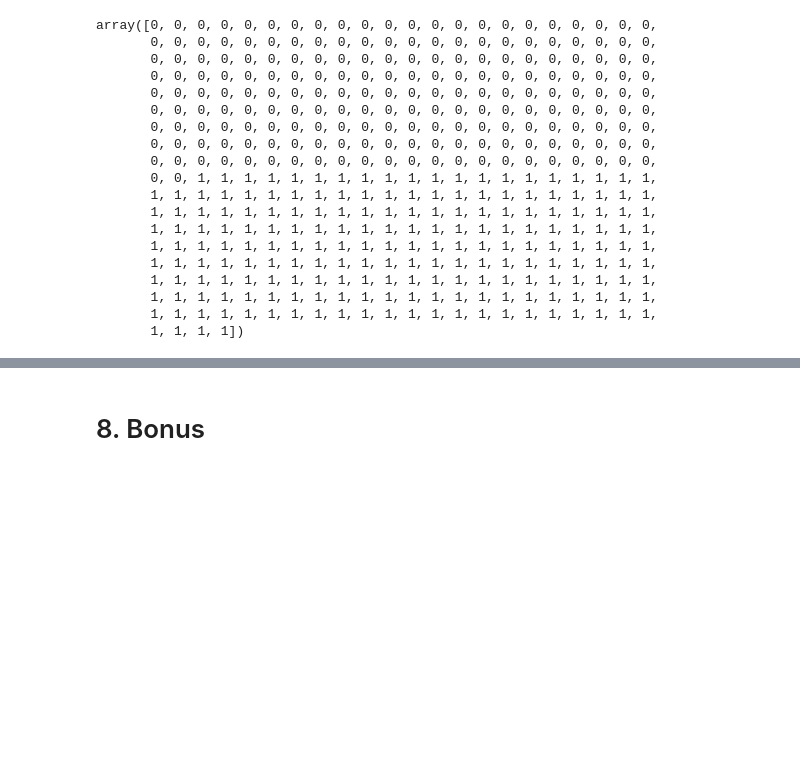
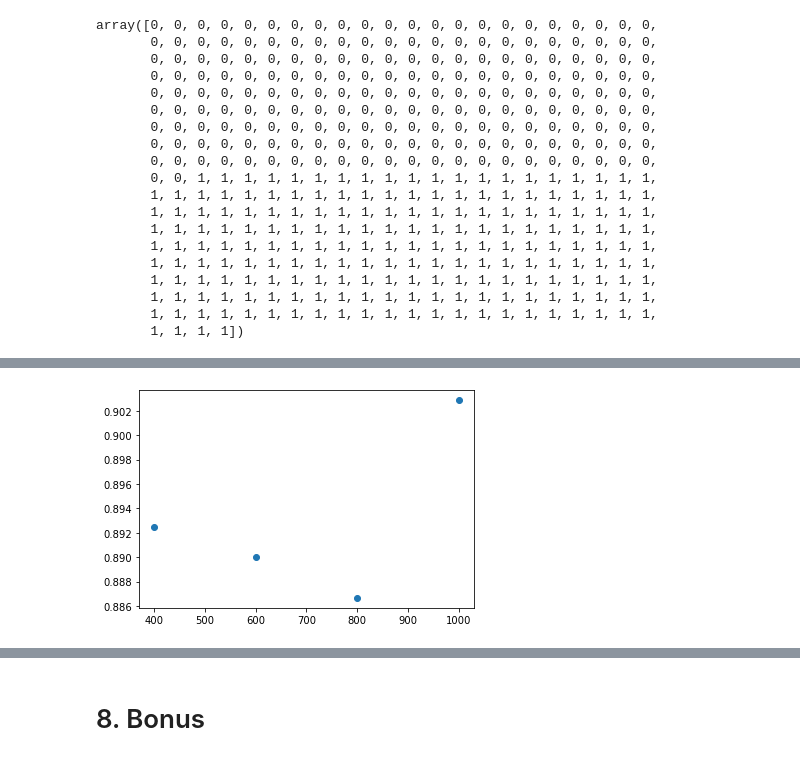
Before and after one commit to MostafaTwfiq/Face-Recognition, a Jupyter notebook: pca_lda.ipynb, the cells around one changed output, grey strips where cells are left out. Drawn from its saved outputs; the diff is of its cells as text; code cells hidden in the pictures; blank space fills up the shorter version.

```diff
--- a/pca_lda.ipynb
+++ b/pca_lda.ipynb
@@ -486,0 +769,5 @@ print(acc_7_lda)
+# %%
+plt.scatter(x, np.array(acc_list)[:,1] )
+plt.show()
+# %% [output]
+[figure, added]
```
Also changed, not shown: parts of 38 cells of this notebook.
